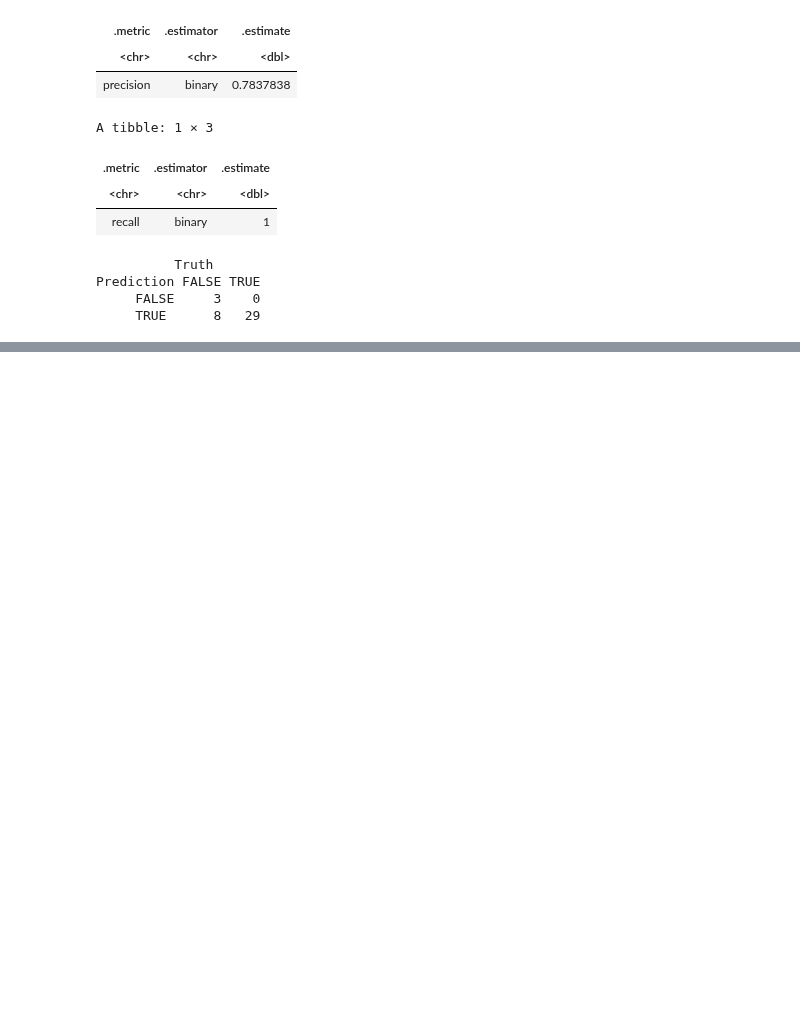
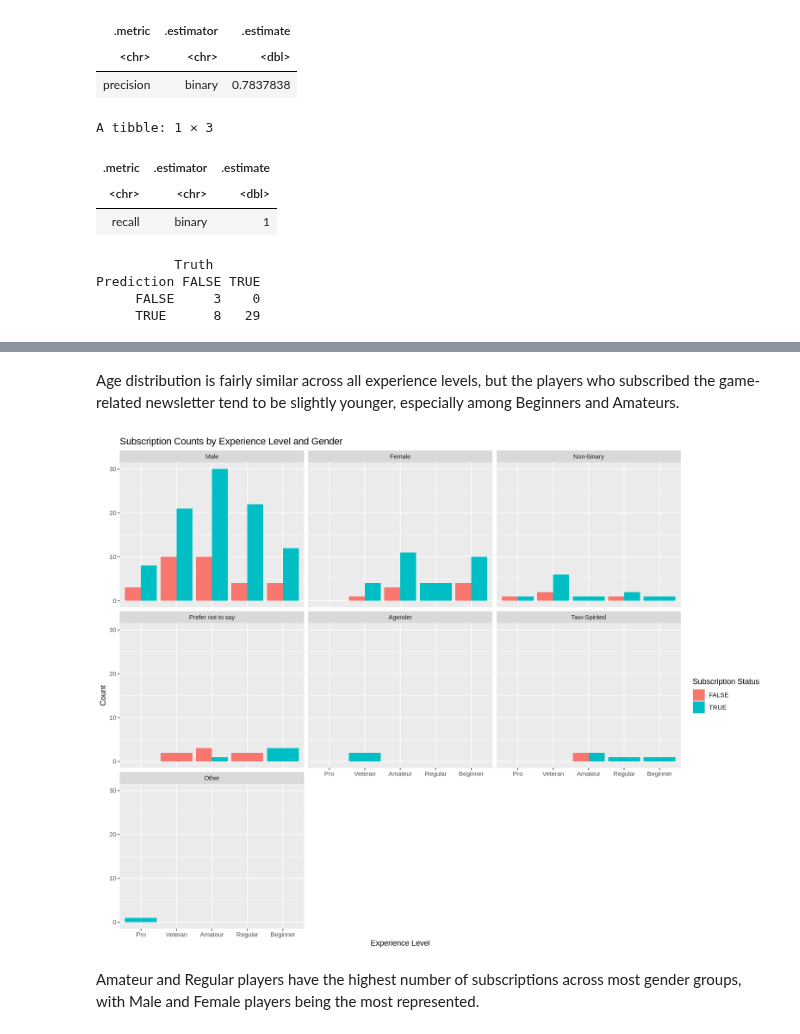
Before and after one commit to Riceparticlee/dsci_group_minecraft, a Jupyter notebook: group project.ipynb, the cells around one changed output, grey strips where cells are left out. Drawn from its saved outputs; the diff is of its cells as text; code cells hidden in the pictures; blank space fills up the shorter version.

```diff
--- a/group project.ipynb
+++ b/group project.ipynb
@@ -727,0 +768,19 @@ Prediction FALSE TRUE
+# %% [markdown]
+Age distribution is fairly similar across all experience levels, but the players who subscribed the game-related newsletter tend to be slightly younger, especially among Beginners and Amateurs.
+# %%
+options(repr.plot.width = 13, repr.plot.height = 10)
+
+gender_experience <- players |>
+    ggplot(aes(x = experience, fill = as.factor(subscribe))) +
+    geom_bar(position = "dodge") +
+    facet_wrap(~ gender) +
+    xlab("Experience Level") +
+    ylab("Count") +
+    ggtitle("Subscription Counts by Experience Level and Gender") +
+    labs(fill = "Subscription Status")
+
+gender_experience
+# %% [output]
+[figure, added]
+# %% [markdown]
+Amateur and Regular players have the highest number of subscriptions across most gender groups, with Male and Female players being the most represented.
```
Also changed, not shown: parts of 5 cells of this notebook.
